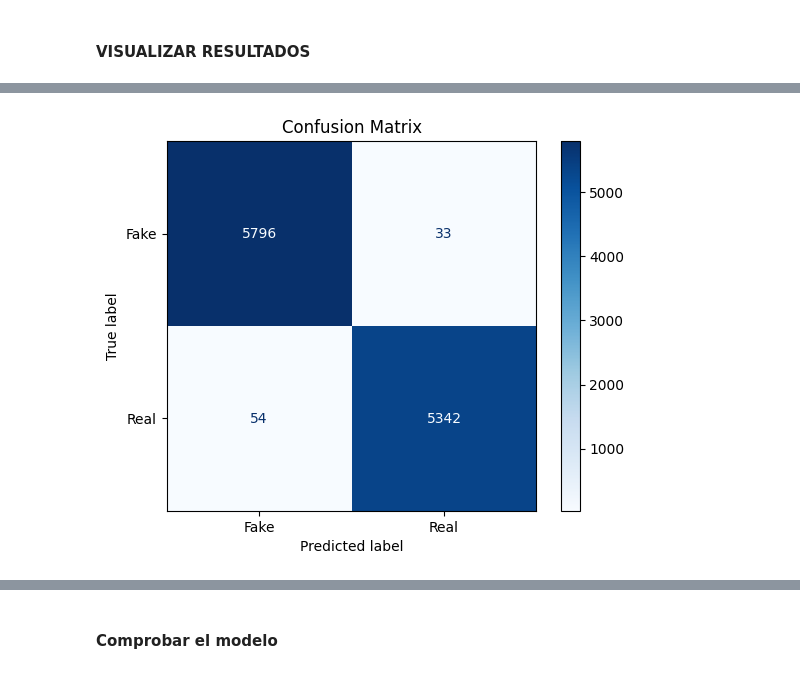
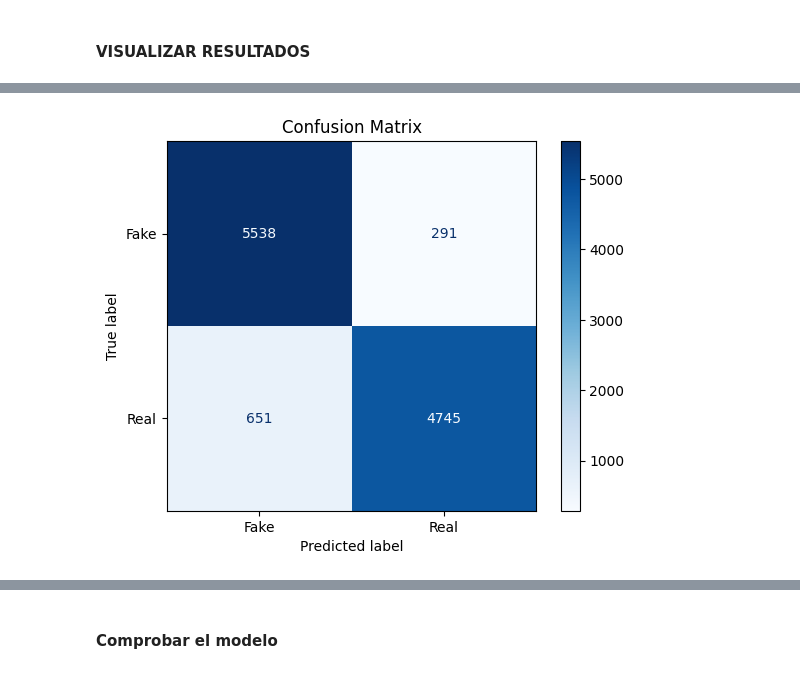
Before and after one commit to MartaRHebles/ADNE_texto, a Jupyter notebook: RNN-ADNE.ipynb, the cells around one changed output, grey strips where cells are left out. Drawn from its saved outputs; the diff is of its cells as text; code cells hidden in the pictures.

```diff
--- a/RNN-ADNE.ipynb
+++ b/RNN-ADNE.ipynb
@@ -54,20 +54,20 @@ y = np.array(data['output'])
 # %%
 # Tokenizer
 tokenizer = Tokenizer(num_words=10000)
-tokenizer.fit_on_texts(X1 + " " + X2)
+tokenizer.fit_on_texts(X1 )
 
 # Secuencias numéricas
 sequences1 = tokenizer.texts_to_sequences(X1)
-sequences2 = tokenizer.texts_to_sequences(X2)
+#sequences2 = tokenizer.texts_to_sequences(X2)
 
 # Padding
 max_len = 5000
 X1_padded = pad_sequences(sequences1, maxlen=max_len)
-X2_padded = pad_sequences(sequences2, maxlen=max_len)
+#X2_padded = pad_sequences(sequences2, maxlen=max_len)
 # %%
 # Dividir
-X1_train, X1_val, X2_train, X2_val, y_train, y_val = train_test_split(
-    X1_padded, X2_padded, y, test_size=0.25, random_state=42)
+X1_train, X1_val, y_train, y_val = train_test_split(
+    X1_padded, y, test_size=0.25, random_state=42)
 
 # Convertir y a binario
 y_train = np.where(y_train == "Fake", 0, 1).astype(np.float32)
@@ -102,16 +101,15 @@ input1 = Input(shape=(max_len,))
 embedding1 = embedding_layer(input1)
 rnn1 = SimpleRNN(64)(embedding1)
 
-input2 = Input(shape=(max_len,))
-embedding2 = embedding_layer(input2)
-rnn2 = SimpleRNN(64)(embedding2)
+#input2 = Input(shape=(max_len,))
+#embedding2 = embedding_layer(input2)
+#rnn2 = SimpleRNN(64)(embedding2)
 
 
-merged = Concatenate()([rnn1, rnn2])
-merged = Dense(64, activation="relu", kernel_regularizer=l2(0.001))(merged)
-output = Dense(1, activation="sigmoid")(merged)
+dense1 = Dense(64, activation="relu", kernel_regularizer=l2(0.001))(rnn1)
+output = Dense(1, activation="sigmoid")(dense1)
 
-model = Model(inputs=[input1, input2], outputs=output)
+model = Model(inputs=input1, outputs=output)
 model.compile(optimizer='adam', loss='binary_crossentropy', metrics=['accuracy'])
 
 # Callbacks
@@ -153,11 +149,11 @@ Model: "functional"
 # %%
 # Entrenamiento
 history = model.fit(
-    [X1_train, X2_train],
+    [X1_train],
     y_train,
     epochs=10,
     batch_size=256,
-    validation_data=([X1_val, X2_val], y_val),
+    validation_data=([X1_val], y_val),
     callbacks=[early_stop, checkpoint],
     verbose=2)
 # %% [output]
@@ -213,7 +210,7 @@ plt.show()
 from sklearn.metrics import confusion_matrix, ConfusionMatrixDisplay
 import numpy as np
 import matplotlib.pyplot as plt
-y_pred_prob = model.predict([X1_val, X2_val])
+y_pred_prob = model.predict([X1_val])
 y_pred = (y_pred_prob > 0.5).astype(int)
 cm = confusion_matrix(y_val, y_pred)
 disp = ConfusionMatrixDisplay(confusion_matrix=cm, display_labels=['Fake', 'Real'])
@@ -226,4 +223,4 @@ plt.show()
-[figure, old version]
+[figure, new version]
 # %%
 from sklearn.metrics import roc_curve, roc_auc_score
 
```
Also changed, not shown: parts of 13 cells of this notebook.
